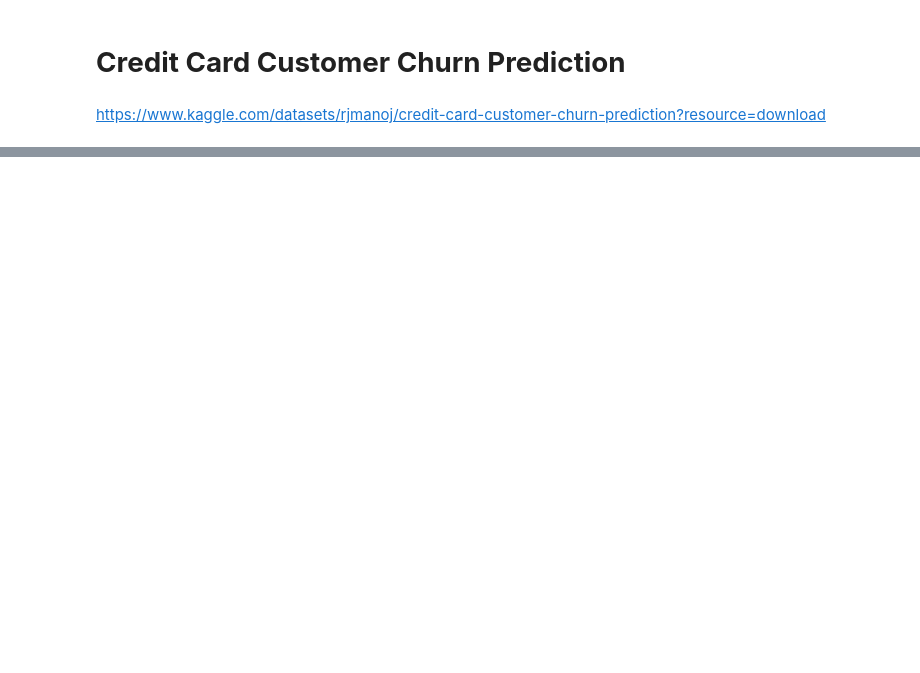
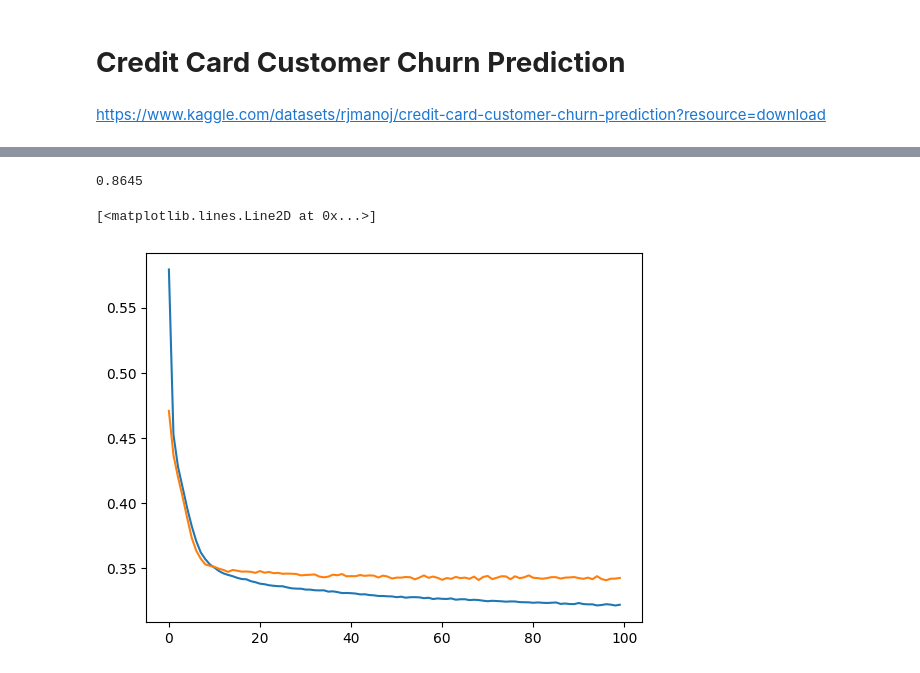
Before and after one commit to tasnimislamraisa/Python_Learning, a Jupyter notebook: Customer_Churn_Prediction.ipynb, the cells around one changed output, grey strips where cells are left out. Drawn from its saved outputs; the diff is of its cells as text; code cells hidden in the pictures; blank space fills up the shorter version.

```diff
--- a/Customer_Churn_Prediction.ipynb
+++ b/Customer_Churn_Prediction.ipynb
@@ -51,0 +107,4 @@ plt.gca().spines[['top', 'right',]].set_visible(False)
+# %%
+scaler = StandardScaler()
+X_train_scaled = scaler.fit_transform(X_train)
+X_test_scaled = scaler.transform(X_test)
@@ -51,0 +128,11 @@ plt.gca().spines[['top', 'right',]].set_visible(False)
+# %%
+# For better output
+#  increase number of layer and changed sigmoid func to relu
+
+model=Sequential()
+# 1 input, 1 hidden, 1 output layer
+model.add(Dense(11,activation='relu',input_dim=11))
+model.add(Dense(11,activation='relu'))
+
+#model.add(Dense(number of node of outpot layer,activation='sigmoid'))
+model.add(Dense(1,activation='sigmoid'))
@@ -51,0 +157,4 @@ plt.gca().spines[['top', 'right',]].set_visible(False)
+# %%
+model.compile(loss='binary_crossentropy',optimizer='Adam',metrics=['accuracy'])
+# %%
+history = model.fit(X_train_scaled,y_train,epochs=100,validation_split=0.2)
@@ -51,0 +226,5 @@ plt.gca().spines[['top', 'right',]].set_visible(False)
+# %%
+from sklearn.metrics import accuracy_score
+accuracy_score(y_test,y_pred)
+# %% [output]
+0.8645
@@ -51,0 +233,6 @@ plt.gca().spines[['top', 'right',]].set_visible(False)
+# %%
+plt.plot(history.history['loss'])
+plt.plot(history.history['val_loss'])
+# %% [output]
+[<matplotlib.lines.Line2D at 0x...>]
+[figure, added]
```
Also changed, not shown: parts of 25 cells of this notebook.
